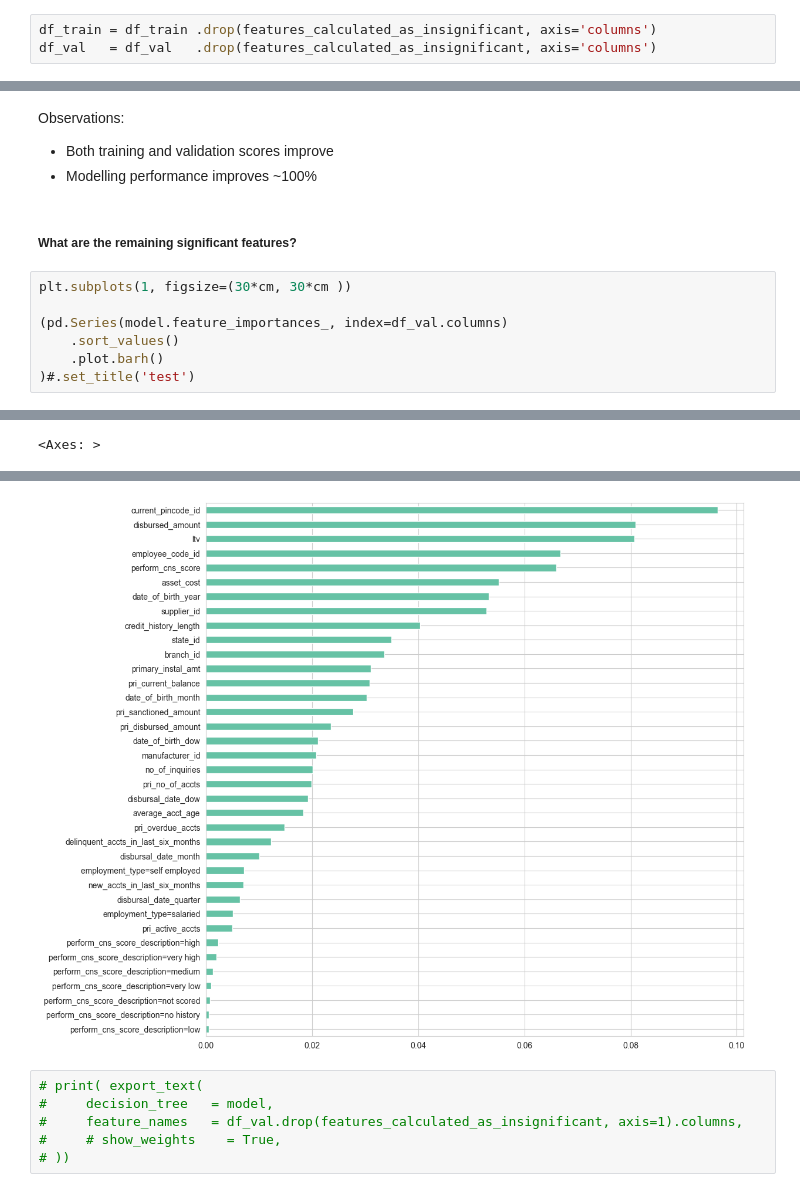
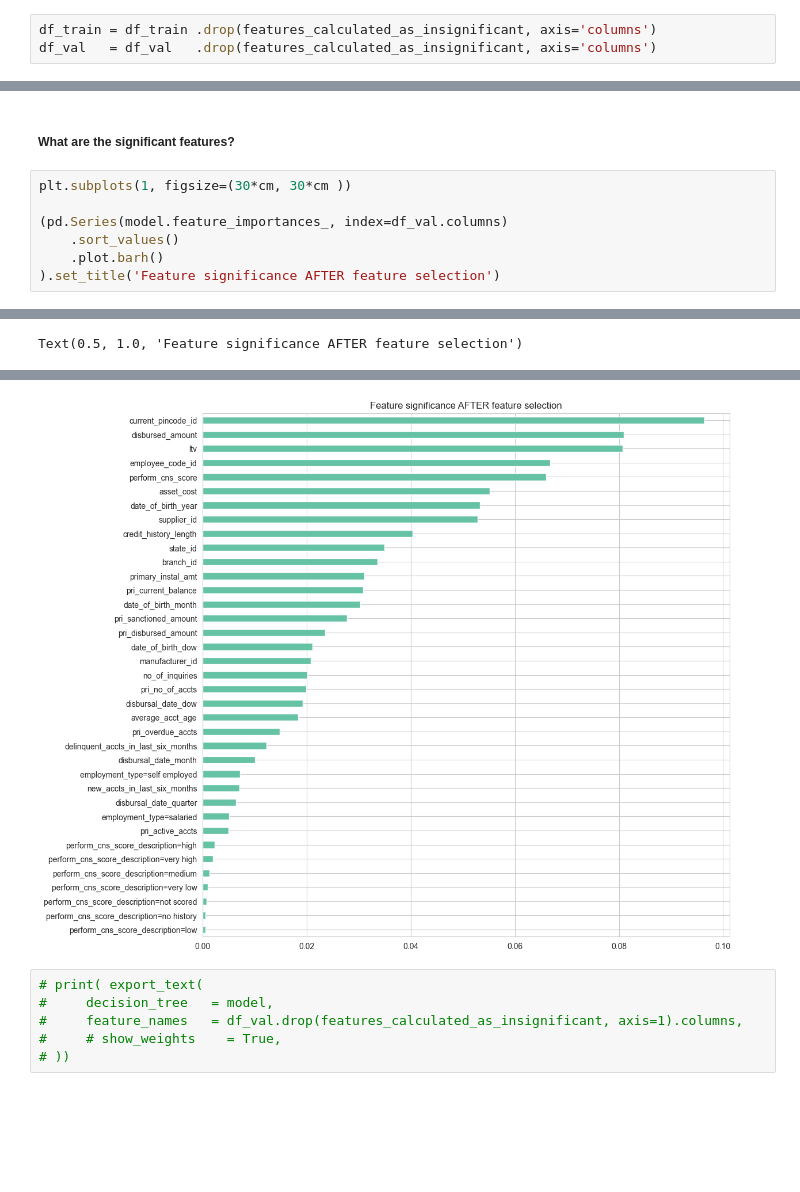
Before and after one commit to julrichkieffer/portfolio-data-science, a Jupyter notebook: 04 vehicle loan default/notebook.ipynb, the cells around one changed output, grey strips where cells are left out. Drawn from its saved outputs; the diff is of its cells as text; blank space fills up the shorter version.

```diff
--- a/04 vehicle loan default/notebook.ipynb
+++ b/04 vehicle loan default/notebook.ipynb
@@ -1696,22 +1718,17 @@ Wall time: 94.6 ms
-# %% [markdown]
-Observations:
-
-- Both training and validation scores improve
-- Modelling performance improves ~100%
 # %% [markdown]
-#####  What are the remaining significant features?
+#####  What are the significant features?
 # %%
 plt.subplots(1, figsize=(30*cm, 30*cm ))
 
 (pd.Series(model.feature_importances_, index=df_val.columns)
     .sort_values()
     .plot.barh()
-)#.set_title('test')
+).set_title('Feature significance AFTER feature selection')
 # %% [output]
 [interactive output not drawn]
-<Axes: >
+Text(0.5, 1.0, 'Feature significance AFTER feature selection')
 [interactive output not drawn]
-[figure, old version]
+[figure, new version]
 # %%
 # print( export_text(
 #     decision_tree   = model,
```
Also changed, not shown: parts of 17 cells of this notebook, 2 other files.
